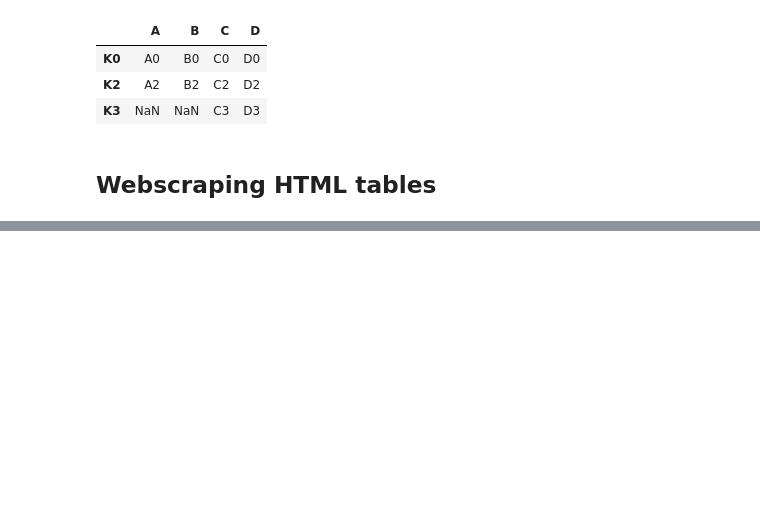
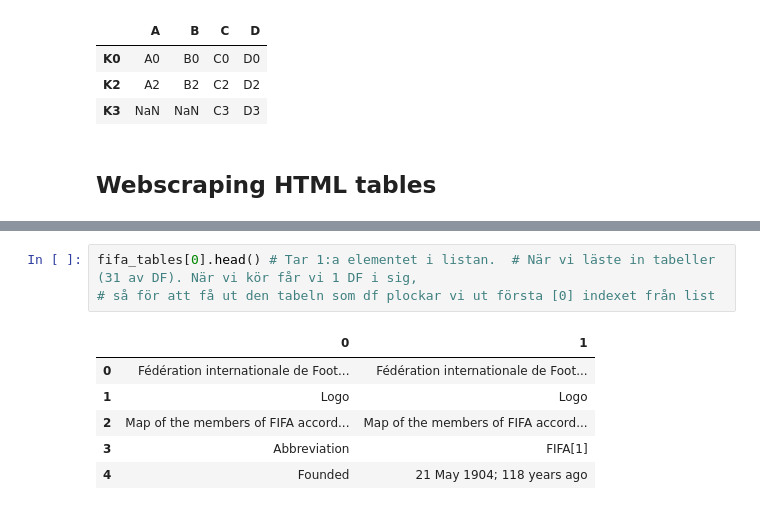
Before and after one commit to JoelOscarsson/Databehandling-JoelOscarsson, a Jupyter notebook: Lectures/L4_Merging.ipynb, the cells around one changed output, grey strips where cells are left out. Saved outputs shown, nothing was run; the diff lists cells and outputs as text; blank space fills up the shorter version.

```diff
--- a/Lectures/L4_Merging.ipynb
+++ b/Lectures/L4_Merging.ipynb
@@ -338,0 +354,10 @@ ImportError: lxml not found, please install it
+# %%
+fifa_tables[0].head() # Tar 1:a elementet i listan.  # När vi läste in tabeller (31 av DF). När vi kör får vi 1 DF i sig,
+# så för att få ut den tabeln som df plockar vi ut första [0] indexet från list
+# %% [output]
+|  | 0 | 1 |
+| 0 | Fédération internationale de Foot... | Fédération internationale de Foot... |
+| 1 | Logo | Logo |
+| 2 | Map of the members of FIFA accord... | Map of the members of FIFA accord... |
+| 3 | Abbreviation | FIFA[1] |
+| 4 | Founded | 21 May 1904; 118 years ago |
```
Also changed, not shown: parts of 7 cells of this notebook.
